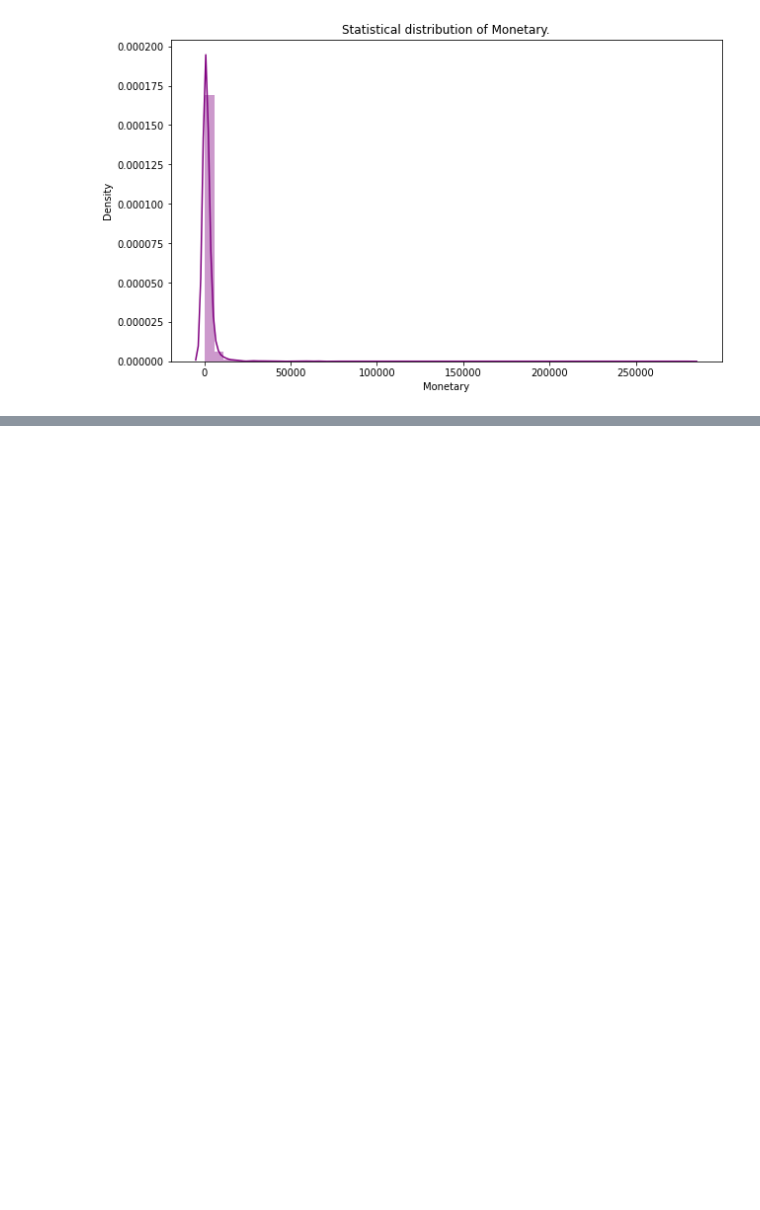
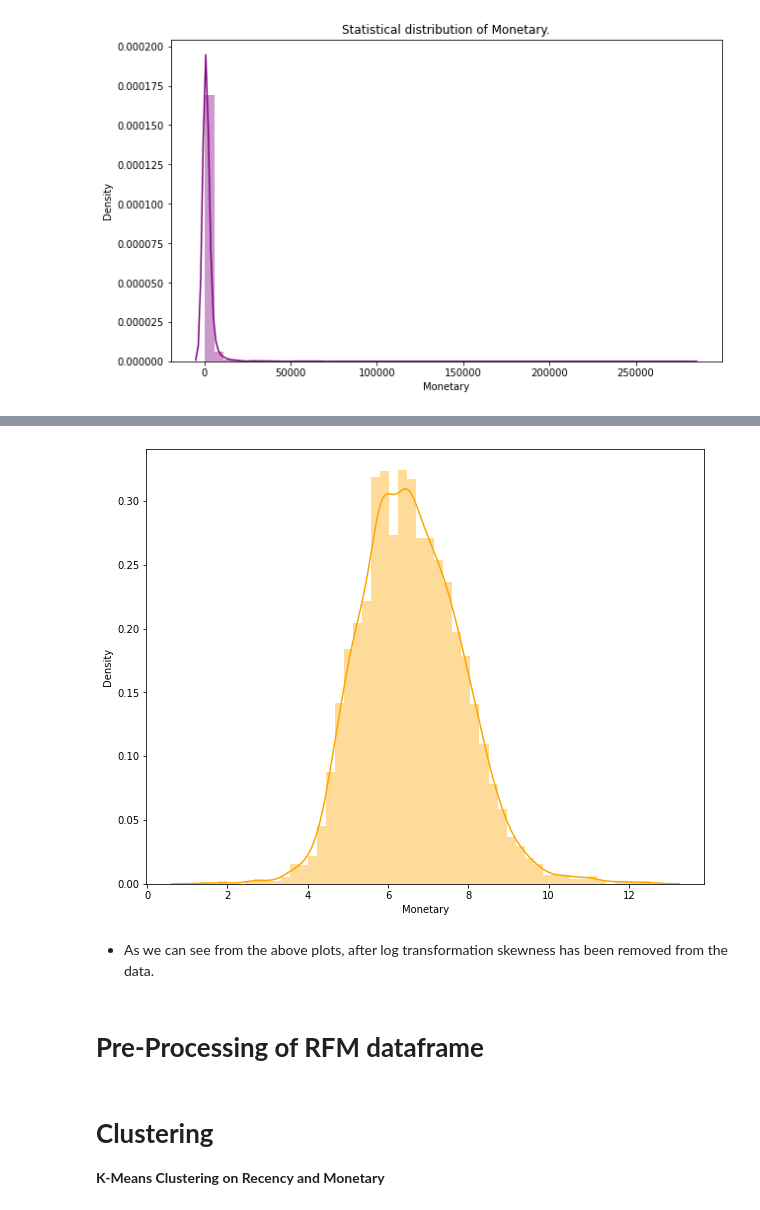
Before and after one commit to Nikkiie/Online-Retail-Customer-Segmentation-Unsupervised, a Jupyter notebook: Online_Retail_Customer_Segmentation_Unsupervised.ipynb, the cells around one changed output, grey strips where cells are left out. Cells and saved outputs as stored; diff of their text form; code cells hidden in the pictures; blank space fills up the shorter version.

```diff
--- a/Online_Retail_Customer_Segmentation_Unsupervised.ipynb
+++ b/Online_Retail_Customer_Segmentation_Unsupervised.ipynb
@@ -608,0 +712,11 @@ for col in RFMScores:
+# %%
+#Data distribution after data normalization for Monetary
+Monetary_Plot = Log_Tfd_Data.query('Monetary < 10000')['Monetary']
+plt.figure(figsize=(10,8))
+sns.distplot(Monetary_Plot,color='orange');
+# %% [output]
+[figure, added]
+# %% [markdown]
+* As we can see from the above plots, after log transformation skewness has been removed from the data.
+# %% [markdown]
+# **Pre-Processing of RFM dataframe**
@@ -608,0 +729,5 @@ for col in RFMScores:
+# %% [markdown]
+# **Clustering**
+
+
+**K-Means Clustering on Recency and Monetary**
```
Also changed, not shown: parts of 24 cells of this notebook.
